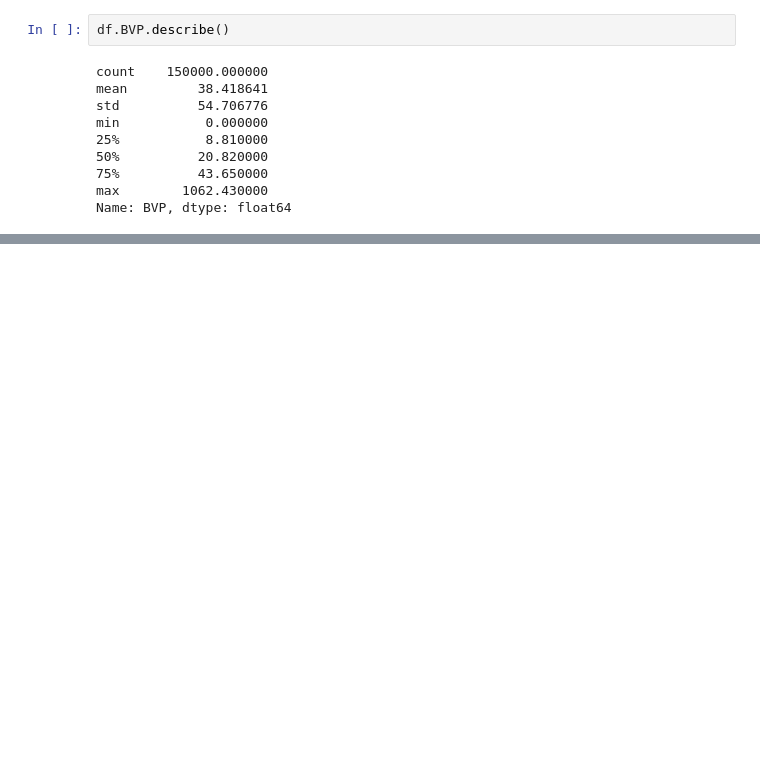
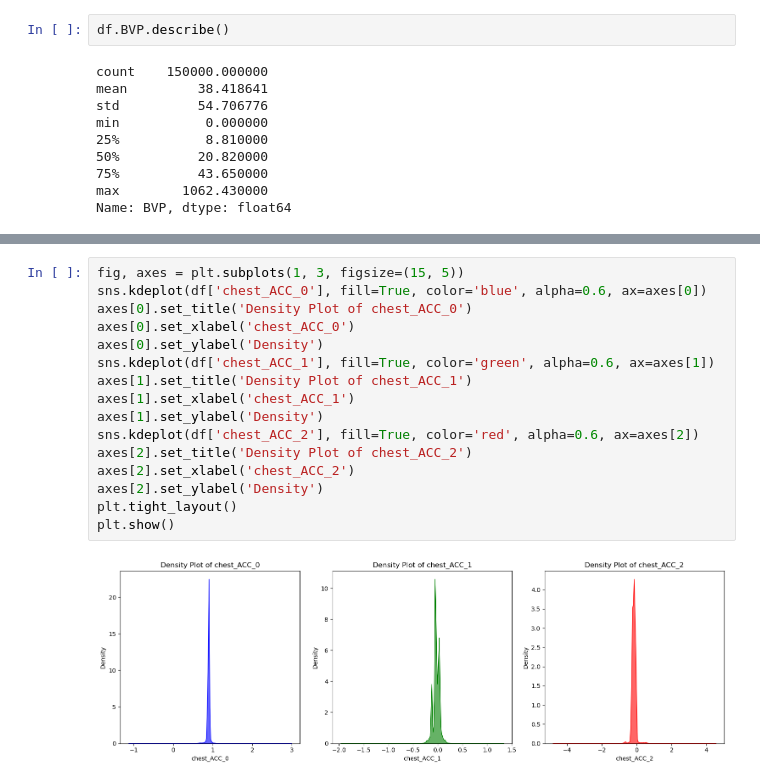
Before and after one commit to Tarun0114/stress-affect-regression, a Jupyter notebook: code.ipynb, the cells around one changed output, grey strips where cells are left out. Cells and saved outputs as stored; diff of their text form; blank space fills up the shorter version.

```diff
--- a/code.ipynb
+++ b/code.ipynb
@@ -125,0 +176,18 @@ Name: BVP, dtype: float64
+# %%
+fig, axes = plt.subplots(1, 3, figsize=(15, 5))
+sns.kdeplot(df['chest_ACC_0'], fill=True, color='blue', alpha=0.6, ax=axes[0])
+axes[0].set_title('Density Plot of chest_ACC_0')
+axes[0].set_xlabel('chest_ACC_0')
+axes[0].set_ylabel('Density')
+sns.kdeplot(df['chest_ACC_1'], fill=True, color='green', alpha=0.6, ax=axes[1])
+axes[1].set_title('Density Plot of chest_ACC_1')
+axes[1].set_xlabel('chest_ACC_1')
+axes[1].set_ylabel('Density')
+sns.kdeplot(df['chest_ACC_2'], fill=True, color='red', alpha=0.6, ax=axes[2])
+axes[2].set_title('Density Plot of chest_ACC_2')
+axes[2].set_xlabel('chest_ACC_2')
+axes[2].set_ylabel('Density')
+plt.tight_layout()
+plt.show()
+# %% [output]
+[figure, added]
```
Also changed, not shown: parts of 9 cells of this notebook.
